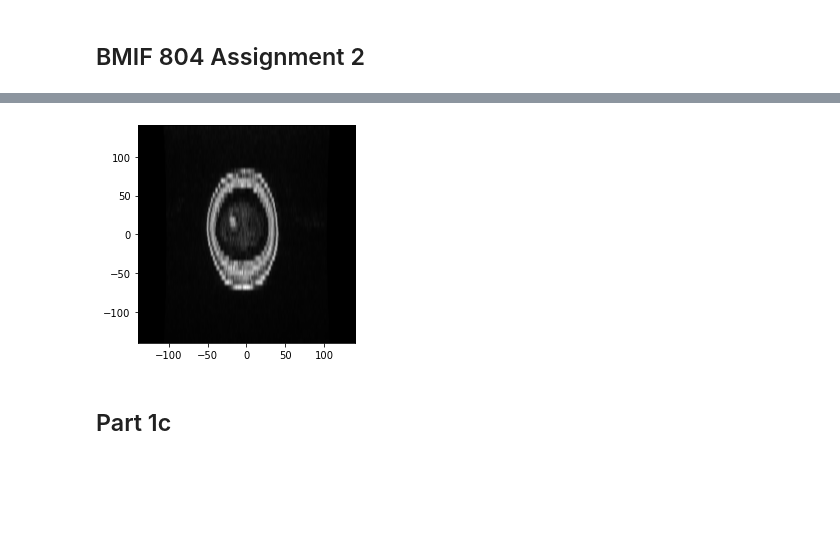
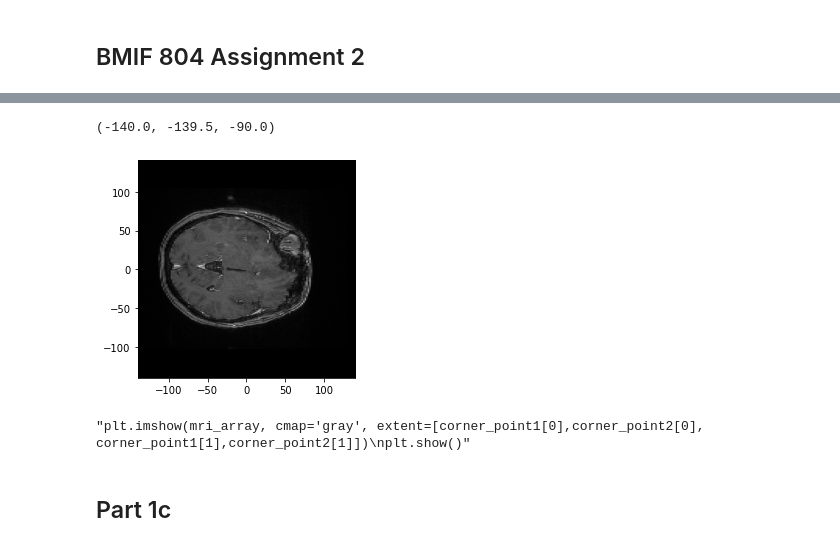
Before and after one commit to ThishanyaG/bmif4_assignment2, a Jupyter notebook: Assign_2_code.ipynb, the cells around one changed output, grey strips where cells are left out. Saved outputs shown, nothing was run; the diff lists cells and outputs as text; code cells hidden in the pictures; blank space fills up the shorter version.

```diff
--- a/Assign_2_code.ipynb
+++ b/Assign_2_code.ipynb
@@ -27,26 +32,36 @@ viewer.Execute(intra_mri)
 # %%
 imSpacing =intra_mri.GetSpacing()
 imSize= intra_mri.GetSize()
 imOrigin=intra_mri.GetOrigin()
 
 slice_num = 20
 x0 =  imOrigin[0]
 x1 =  imOrigin[0]+(imSpacing[0]*imSize[0])
 y0 =  imOrigin[1]
 y1 =  imOrigin[1]+(imSpacing[1]*imSize[1])
 '''z0 =  imOrigin[2]
 z1 =  imOrigin[2]+(imSpacing[2]*imSize[2])'''
 
-corner_points = [intra_mri.TransformIndexToPhysicalPoint((0,0,slice_num)),
-intra_mri.TransformIndexToPhysicalPoint((intra_mri.GetWidth(),0,slice_num)),
-intra_mri.TransformIndexToPhysicalPoint((intra_mri.GetWidth(), intra_mri.GetHeight(),slice_num)),
-intra_mri.TransformIndexToPhysicalPoint((0, intra_mri.GetHeight(), slice_num))]
 
-mri_array = sitk.GetArrayFromImage(intra_mri[slice_num,:,:])
+img = intra_mri[:,:, slice_num]
+corner_point1 = img.TransformIndexToPhysicalPoint((0,0))
+
+#img.TransformIndexToPhysicalPoint((intra_mri.GetWidth(),0)),
+corner_point2 = img.TransformIndexToPhysicalPoint((intra_mri.GetWidth(), intra_mri.GetHeight())),
+#img.TransformIndexToPhysicalPoint((0, intra_mri.GetHeight()))
+
+mri_array = sitk.GetArrayFromImage(intra_mri[:,:,slice_num])
+
+print(intra_mri.TransformIndexToPhysicalPoint([0,0,0]))
 plt.imshow(mri_array, cmap='gray', extent=[x0,x1,y0,y1])
 plt.show()
+# extent=[left, right, bottom, top]
+plt.imshow(mri_array, cmap='gray', extent=[corner_point1[0],corner_point2[0], corner_point1[1],corner_point2[1]])
+plt.show()
 # plt.imshow(mri_array, cmap='gray', extent=[])
 # %% [output]
+(-140.0, -139.5, -90.0)
-[figure, old version]
+[figure, new version]
+"plt.imshow(mri_array, cmap='gray', extent=[corner_point1[0],corner_point2[0], corner_point1[1],corner_point2[1]])\nplt.show()"
 # %% [markdown]
 ## Part 1c
```
Also changed, not shown: parts of 8 cells of this notebook, 1 other file.
